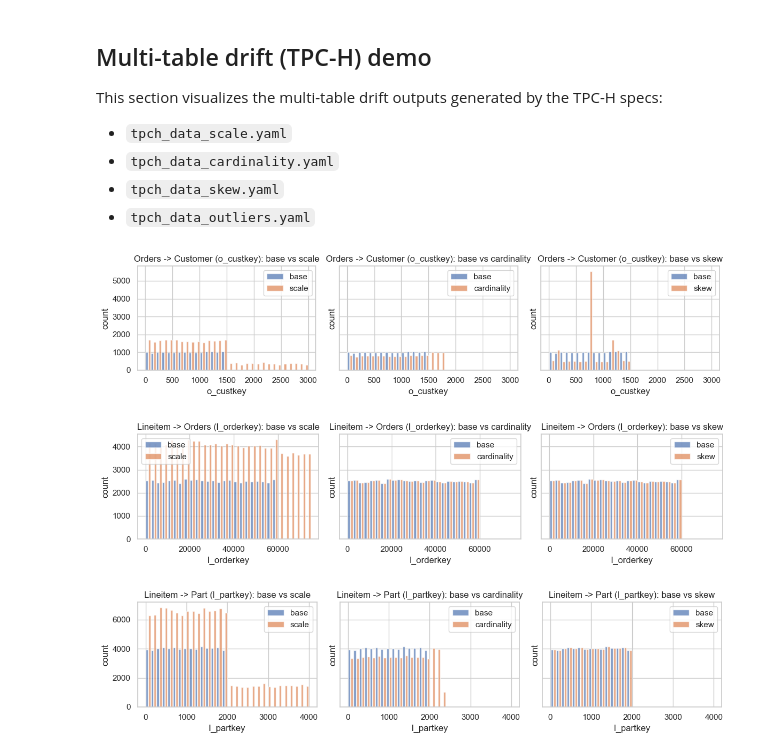
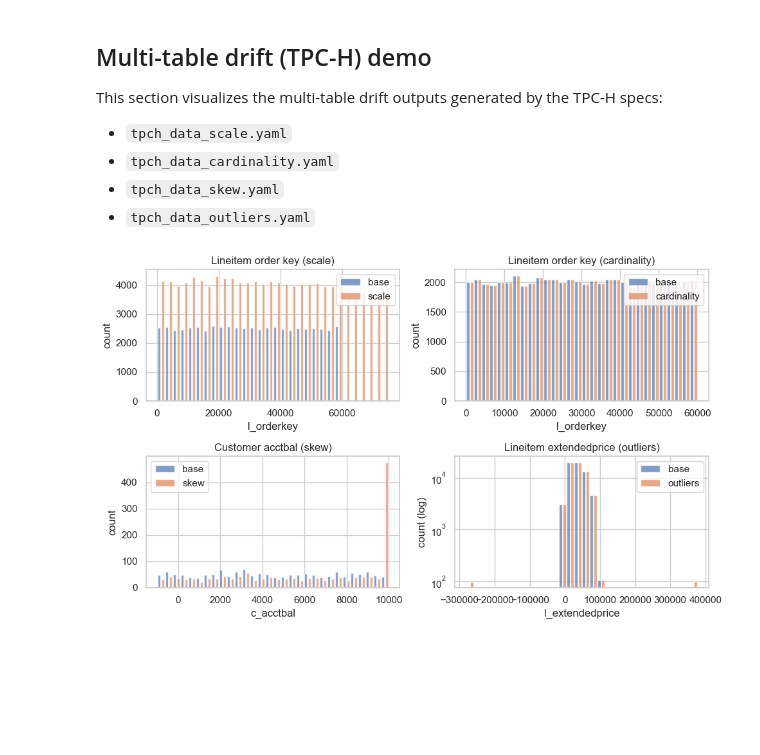
Before and after one commit to Liuguanli/DriftBench, a Jupyter notebook: driftbench/notebooks/plot_data.ipynb, the cells around one changed output. Saved outputs shown, nothing was run; the diff lists cells and outputs as text; code cells hidden in the pictures; blank space fills up the shorter version.

Commit message:
update case study plot

```diff
--- a/driftbench/notebooks/plot_data.ipynb
+++ b/driftbench/notebooks/plot_data.ipynb
@@ -820,58 +820,54 @@ scenarios = {
     "outliers": outliers,
 }
 # %%
-# Histograms for FK relationships: customer, orders, lineitem
+# Custom 2x2 comparisons
 import os
-
-scenarios_to_compare = ["scale", "cardinality", "skew"]
-
-pairs = [
-    ("orders", "o_custkey", "Orders -> Customer (o_custkey)"),
-    ("lineitem", "l_orderkey", "Lineitem -> Orders (l_orderkey)"),
-    ("lineitem", "l_partkey", "Lineitem -> Part (l_partkey)"),
-]
 
 output_dir = "output_tpch"
 os.makedirs(output_dir, exist_ok=True)
 
-for target_table, target_column, title in pairs:
-    base_vals = scenarios["base"][target_table][target_column].dropna().astype(float)
-    all_vals = [base_vals]
-    for name in scenarios_to_compare:
-        all_vals.append(scenarios[name][target_table][target_column].dropna().astype(float))
-    all_vals = pd.concat(all_vals, ignore_index=True)
+comparisons = [
+    ("lineitem", "l_orderkey", "scale", "Lineitem order key (scale)"),
+    ("lineitem", "l_orderkey", "cardinality", "Lineitem order key (cardinality)"),
+    ("customer", "c_acctbal", "skew", "Customer acctbal (skew)"),
+    ("lineitem", "l_extendedprice", "outliers", "Lineitem extendedprice (outliers)"),
+]
 
+fig, axes = plt.subplots(2, 2, figsize=(10, 6), sharex=False, sharey=False)
+axes = axes.flatten()
+
+for ax, (table, column, scenario_name, title) in zip(axes, comparisons):
+    base_vals = scenarios["base"][table][column].dropna().astype(float)
+    drift_vals = scenarios[scenario_name][table][column].dropna().astype(float)
+
+    all_vals = pd.concat([base_vals, drift_vals], ignore_index=True)
     bins = np.histogram_bin_edges(all_vals, bins=30)
     centers = 0.5 * (bins[:-1] + bins[1:])
     bin_width = bins[1] - bins[0]
     bar_width = bin_width * 0.4
     shift = bin_width * 0.25
 
-    fig, axes = plt.subplots(1, 3, figsize=(12, 3), sharex=True, sharey=True)
-    for ax, name in zip(axes.flat, scenarios_to_compare):
-        drift_vals = scenarios[name][target_table][target_column].dropna().astype(float)
-        base_counts, _ = np.histogram(base_vals, bins=bins)
-        drift_counts, _ = np.histogram(drift_vals, bins=bins)
+    base_counts, _ = np.histogram(base_vals, bins=bins)
+    drift_counts, _ = np.histogram(drift_vals, bins=bins)
 
-        ax.bar(centers - shift, base_counts, width=bar_width, alpha=0.7, label="base")
-        ax.bar(centers + shift, drift_counts, width=bar_width, alpha=0.7, label=name)
-        ax.set_title(f"{title}: base vs {name}")
-        ax.set_xlabel(target_column)
-        ax.set_ylabel("count")
-        ax.legend()
+    ax.bar(centers - shift, base_counts, width=bar_width, alpha=0.7, label="base")
+    ax.bar(centers + shift, drift_counts, width=bar_width, alpha=0.7, label=scenario_name)
+    ax.set_title(title)
+    ax.set_xlabel(column)
+    ax.set_ylabel("count")
 
-    for ax in axes.flat[len(scenarios_to_compare):]:
-        ax.axis("off")
+    if scenario_name == "outliers":
+        ax.set_yscale("log")
+        ax.set_ylabel("count (log)")
+    ax.legend()
 
-    plt.tight_layout()
-    if is_fig_save:
-        file_name = f"tpch_fk_{target_table}_{target_column}"
-        plt.savefig(os.path.join(output_dir, f"{file_name}.png"), format="png", dpi=300, bbox_inches="tight")
-        plt.savefig(os.path.join(output_dir, f"{file_name}.pdf"), format="pdf", bbox_inches="tight")
-        plt.savefig(os.path.join(overleaf_dir, f"{file_name}.pdf"), format="pdf", bbox_inches="tight")
-    plt.show()
+plt.tight_layout()
+if is_fig_save:
+    file_name = "tpch_custom_4way"
+    plt.savefig(os.path.join(output_dir, f"{file_name}.png"), format="png", dpi=300, bbox_inches="tight")
+    plt.savefig(os.path.join(output_dir, f"{file_name}.pdf"), format="pdf", bbox_inches="tight")
+    plt.savefig(os.path.join(overleaf_dir, f"{file_name}.pdf"), format="pdf", bbox_inches="tight")
+plt.show()
 # %% [output]
-[figure, old version]
+[figure, new version]
-[figure, removed]
-[figure, removed]
 # %%
```
Also changed, not shown: parts of 6 cells of this notebook, 38 other files.
